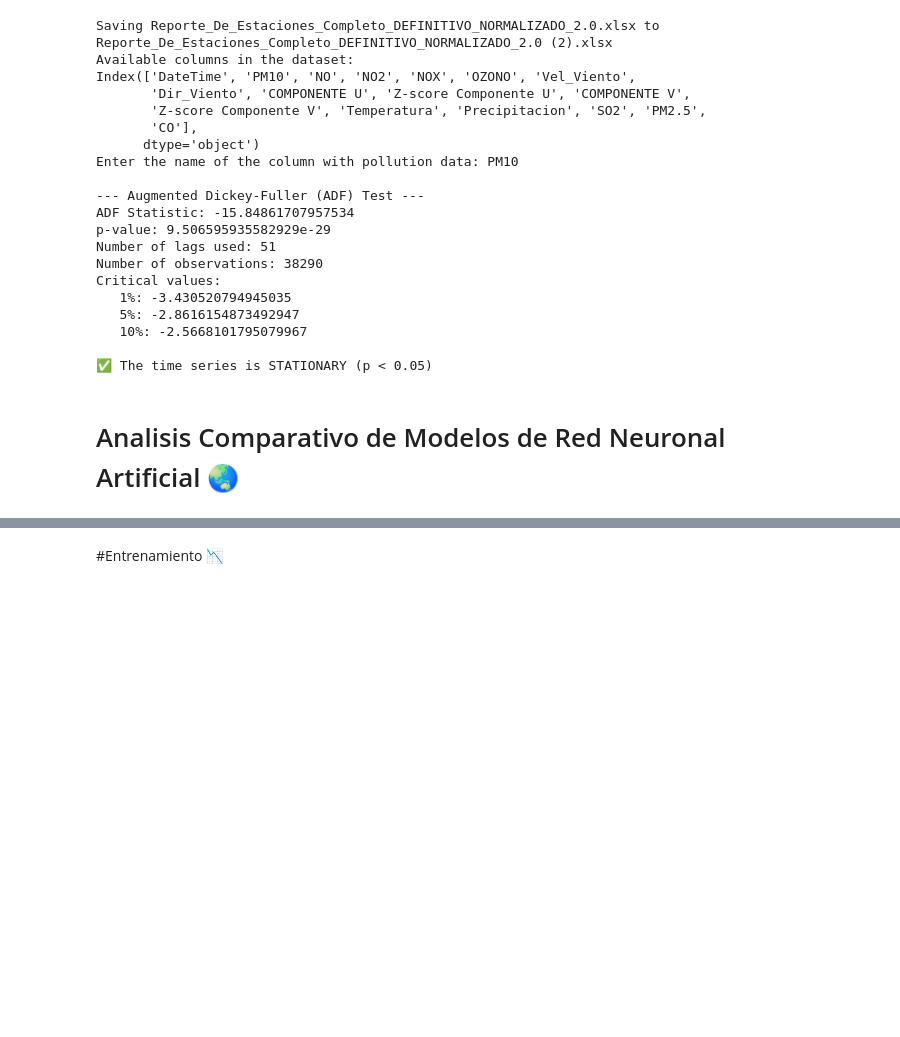
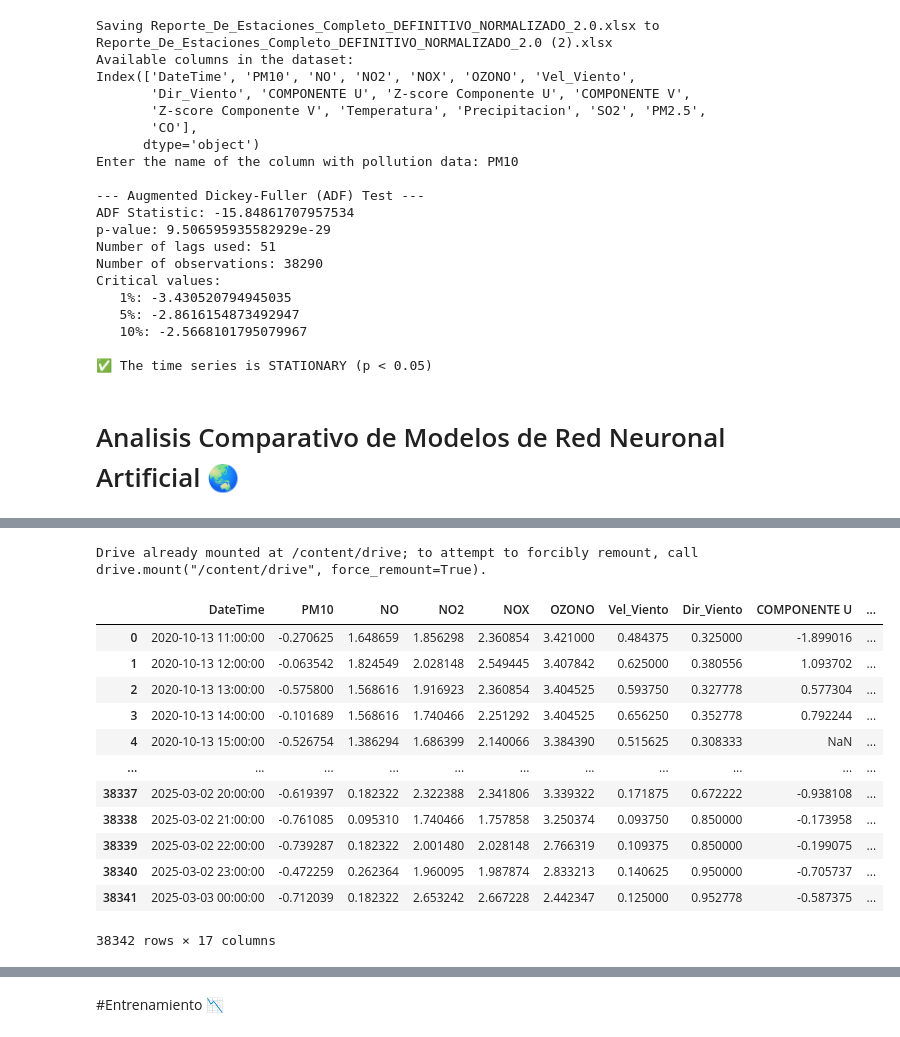
Before and after one commit to DYNAMO12345/ATmega328P-PU, a Jupyter notebook: Implementación_de_Redes_Neuronales_Artificiales_(RNA)_para_la_Predicción_de_Contaminación_del_Aire_1_0.ipynb, the cells around one changed output, grey strips where cells are left out. Saved outputs shown, nothing was run; the diff lists cells and outputs as text; code cells hidden in the pictures; blank space fills up the shorter version.

```diff
--- a/Implementación_de_Redes_Neuronales_Artificiales_(RNA)_para_la_Predicción_de_Contaminación_del_Aire_1_0.ipynb
+++ b/Implementación_de_Redes_Neuronales_Artificiales_(RNA)_para_la_Predicción_de_Contaminación_del_Aire_1_0.ipynb
@@ -813,0 +859,5 @@ Critical values:
+# %%
+from google.colab import drive
+drive.mount('/content/drive')
+# %% [output]
+Drive already mounted at /content/drive; to attempt to forcibly remount, call drive.mount("/content/drive", force_remount=True).
@@ -813,0 +872,18 @@ Critical values:
+# %%
+df = pd.read_excel("/content/drive/MyDrive/Colab Notebooks/DATASETS/Reporte_De_Estaciones_Completo_DEFINITIVO_NORMALIZADO_2.0.xlsx")
+# %%
+df
+# %% [output]
+|  | DateTime | PM10 | NO | NO2 | NOX | OZONO | Vel_Viento | Dir_Viento | COMPONENTE U | ... |
+| 0 | 2020-10-13 11:00:00 | -0.270625 | 1.648659 | 1.856298 | 2.360854 | 3.421000 | 0.484375 | 0.325000 | -1.899016 | ... |
+| 1 | 2020-10-13 12:00:00 | -0.063542 | 1.824549 | 2.028148 | 2.549445 | 3.407842 | 0.625000 | 0.380556 | 1.093702 | ... |
+| 2 | 2020-10-13 13:00:00 | -0.575800 | 1.568616 | 1.916923 | 2.360854 | 3.404525 | 0.593750 | 0.327778 | 0.577304 | ... |
+| 3 | 2020-10-13 14:00:00 | -0.101689 | 1.568616 | 1.740466 | 2.251292 | 3.404525 | 0.656250 | 0.352778 | 0.792244 | ... |
+| 4 | 2020-10-13 15:00:00 | -0.526754 | 1.386294 | 1.686399 | 2.140066 | 3.384390 | 0.515625 | 0.308333 | NaN | ... |
+| ... | ... | ... | ... | ... | ... | ... | ... | ... | ... | ... |
+| 38337 | 2025-03-02 20:00:00 | -0.619397 | 0.182322 | 2.322388 | 2.341806 | 3.339322 | 0.171875 | 0.672222 | -0.938108 | ... |
+| 38338 | 2025-03-02 21:00:00 | -0.761085 | 0.095310 | 1.740466 | 1.757858 | 3.250374 | 0.093750 | 0.850000 | -0.173958 | ... |
+| 38339 | 2025-03-02 22:00:00 | -0.739287 | 0.182322 | 2.001480 | 2.028148 | 2.766319 | 0.109375 | 0.850000 | -0.199075 | ... |
+| 38340 | 2025-03-02 23:00:00 | -0.472259 | 0.262364 | 1.960095 | 1.987874 | 2.833213 | 0.140625 | 0.950000 | -0.705737 | ... |
+| 38341 | 2025-03-03 00:00:00 | -0.712039 | 0.182322 | 2.653242 | 2.667228 | 2.442347 | 0.125000 | 0.952778 | -0.587375 | ... |
+38342 rows × 17 columns
```
Also changed, not shown: parts of 19 cells of this notebook.
